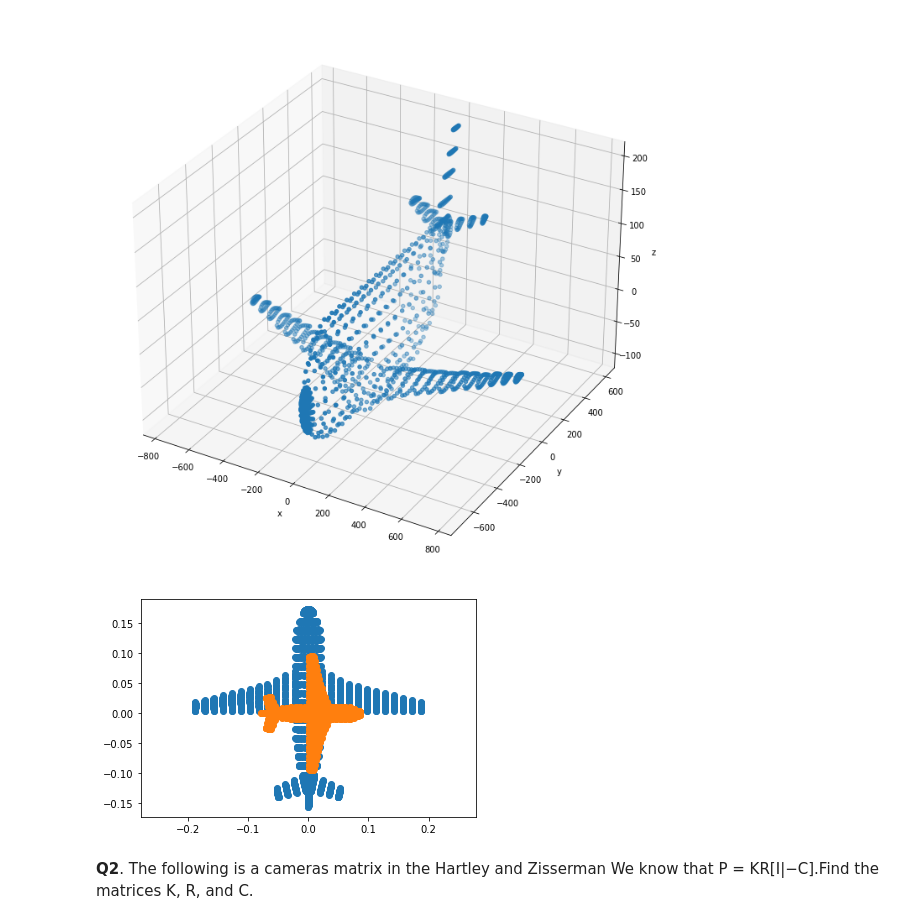
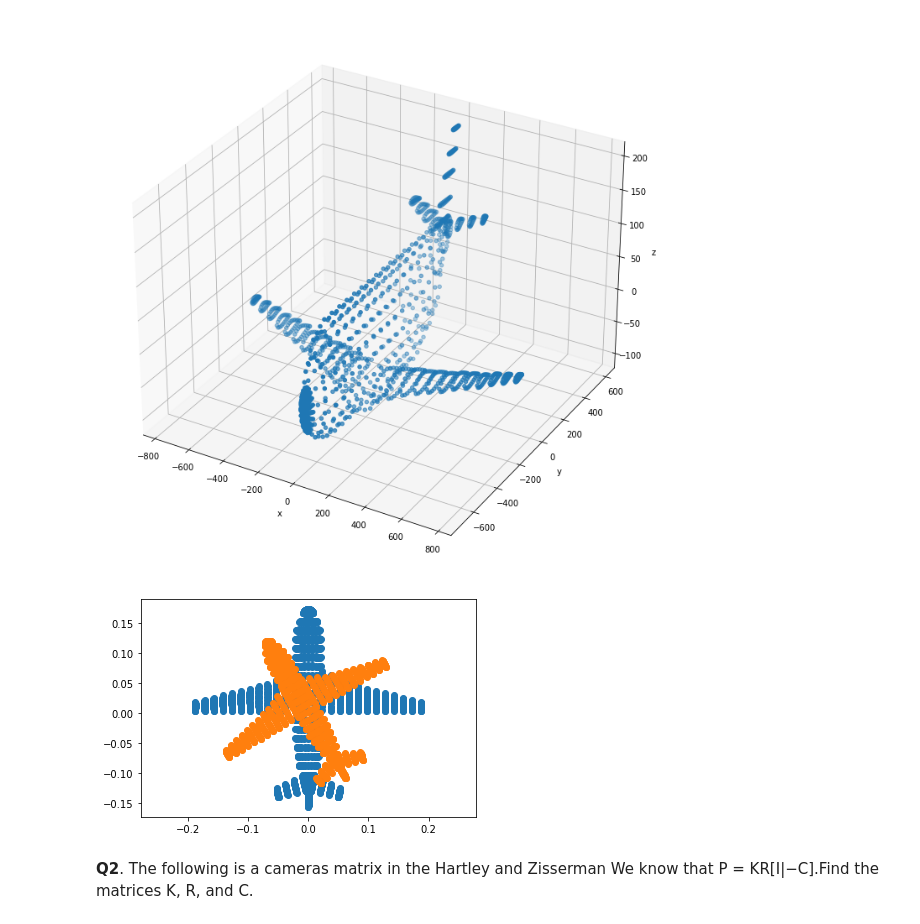
Before and after one commit to YohanAbeysinghe/EN2550-Fundementals-of-Image-Processing-and-Computer-Vision, a Jupyter notebook: 7. L7-3-23 - Exercise 7/exercise7.ipynb, the cells around one changed output. Saved outputs shown, nothing was run; the diff lists cells and outputs as text; code cells hidden in the pictures.

```diff
--- a/7. L7-3-23 - Exercise 7/exercise7.ipynb
+++ b/7. L7-3-23 - Exercise 7/exercise7.ipynb
@@ -35,35 +35,37 @@ plt.show()
 # %% [output]
 [figure]
 # %%
-ones = np.ones((1,points.shape[1]))
-X = np.concatenate((points,ones),axis = 0)
+ones=np.ones((1,points.shape[1]))
+X=np.concatenate((points,ones),axis=0)
 
-R = np.array([[1,0,0],[0,1,0],[0,0,1]])
-K = np.array([[1,0,0],[0,1,0],[0,0,1]])
-T = np.array([[0],[0],[-4000]])
+R=np.array([[1,0,0],[0,1,0],[0,0,1]])
+K=np.array([[1,0,0],[0,1,0],[0,0,1]])
+t=np.array([[0],[0],[-4000]])
 
-p1=K @ np.concatenate((R,T),axis=1)
-
-x1  = p1 @ X
-x1=x1/x1[2,:]
+P1=K @ np.concatenate((R,t),axis=1)
 
 
-R = np.array([[0,1,0],[1,0,0],[0,0,1]])
-K = np.array([[0.5,0,0],[0,0.5,0],[0,0,1]])
-T = np.array([[0],[0],[-4000]])
+titz = 30*np.pi/180
 
-p2=K @ np.concatenate((R,T),axis=1)
+R=np.array([[np.cos(titz),-np.sin(titz),0],[np.sin(titz),np.cos(titz),0],[0,0,1]])
+K=np.array([[0.8,0,0],[0,0.8,0],[0,0,1]])
+t=np.array([[0],[0],[-4000]])
 
-x2  = p2 @ X
+P2=K @ np.concatenate((R,t),axis=1)
+
+x1=P1@X
+x2=P2@X
+x1=x1/x1[2,:]
 x2=x2/x2[2,:]
 
-fig,ax = plt.subplots(1,1,sharex=True,sharey=True)
+fig,ax=plt.subplots(1,1,sharex=True,sharey=True)
 ax.scatter(x1[0,:],x1[1,:])
 ax.scatter(x2[0,:],x2[1,:])
-ax.axis('equal')
+ax.axis("equal")
+
 plt.show()
 # %% [output]
-[figure, old version]
+[figure, new version]
 # %% [markdown]
 **Q2**. The following is a cameras matrix in the Hartley and Zisserman We know that P = KR[I|−C].Find the matrices K, R, and C.
 # %% [markdown]
```
Also changed, not shown: parts of 3 cells of this notebook.
